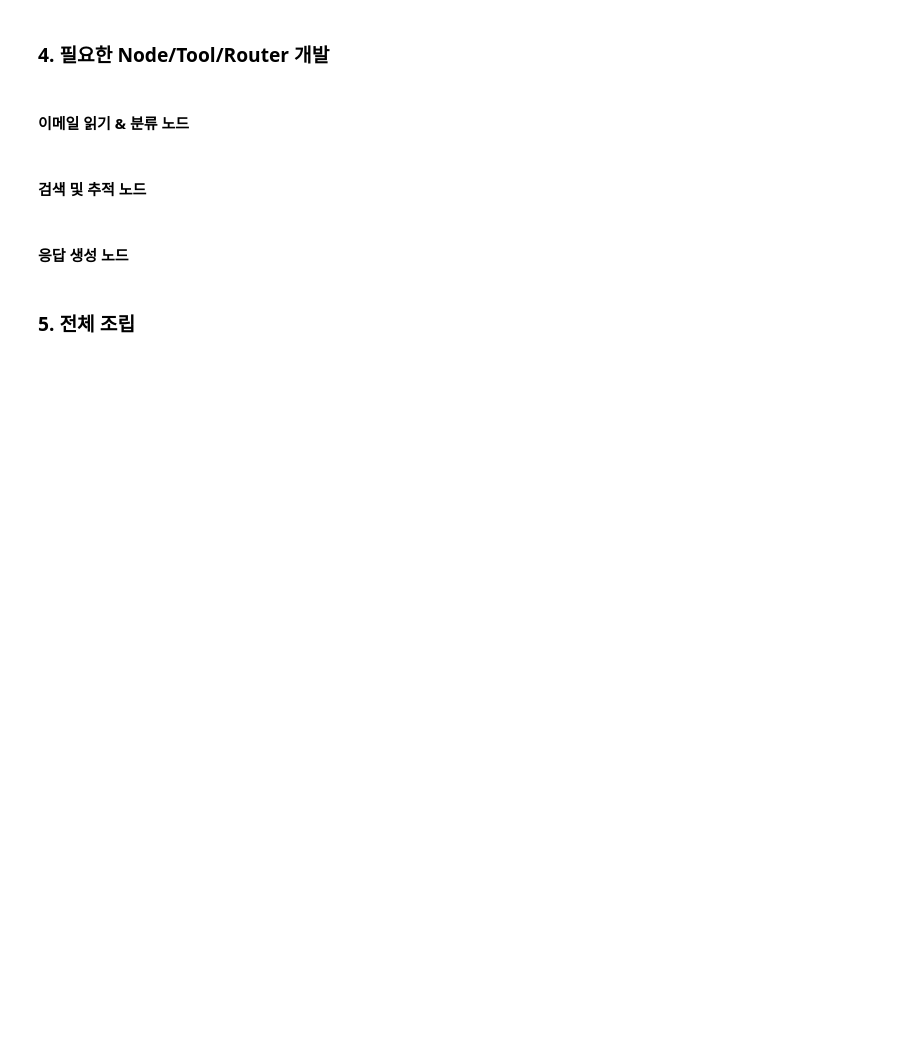
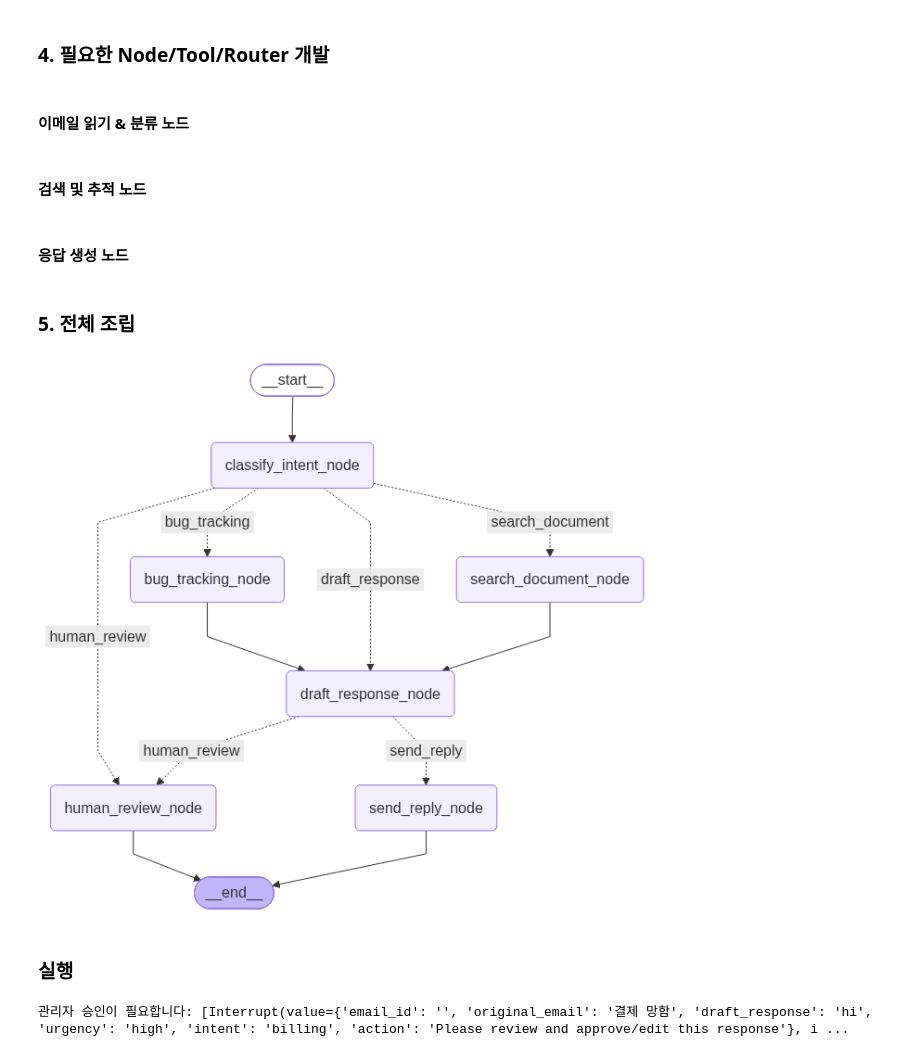
Before and after one commit to dodanrlrl/Python_Langgraph_Test, a Jupyter notebook: 04-langchain/06_plan_build.ipynb, the cells around one changed output. Saved outputs shown, nothing was run; the diff lists cells and outputs as text; code cells hidden in the pictures; blank space fills up the shorter version.

```diff
--- a/04-langchain/06_plan_build.ipynb
+++ b/04-langchain/06_plan_build.ipynb
@@ -161,0 +293,10 @@ State 예시
+# %%
+# 생성한 응답을 1. 보낼지 / 2. 인간에게 검사받을지 결정하는 라우터
+def send_or_hitl_router(state: EmailAgentState):
+    c = state['classification']
+    # 긴급도가 high, critical 이거나 의도가 'complex' 면 인간 리뷰
+    if c['urgency'] in ('high', 'critical') or c['intent'] == 'complex':
+        return 'human_review'
+    # 아니면 메일 발송
+    else:
+        return 'send_reply'
@@ -162,2 +336,60 @@ State 예시
 # %% [markdown]
 ### 5. 전체 조립
+# %%
+from langgraph.graph import StateGraph, START, END
+from langgraph.checkpoint.memory import InMemorySaver
+
+builder = StateGraph(EmailAgentState)
+builder.add_node(classify_intent_node)
+builder.add_node(search_document_node)
+builder.add_node(bug_tracking_node)
+builder.add_node(draft_response_node)
+builder.add_node(human_review_node)
+builder.add_node(send_reply_node)
+
+builder.add_edge(START, 'classify_intent_node')
+builder.add_conditional_edges(
+    'classify_intent_node',
+    intent_router,
+    {
+        'human_review': 'human_review_node',
+        'search_document': 'search_document_node',
+        'bug_tracking': 'bug_tracking_node',
+        'draft_response': 'draft_response_node',
+    }
+)
+builder.add_edge('bug_tracking_node', 'draft_response_node')
+builder.add_edge('search_document_node', 'draft_response_node')
+builder.add_conditional_edges(
+    'draft_response_node',
+    send_or_hitl_router,
+    {
+        'human_review': 'human_review_node',
+        'send_reply': 'send_reply_node'
+    }
+)
+# human_review_node 끝나면, return Command 로 다음 노드 결정 해 뒀음
+# builder.add_edge('human_review_node', 'send_reply_node')
+
+email_graph = builder.compile(checkpointer=InMemorySaver())
+email_graph
+# %% [output]
+[figure, added]
+# %% [markdown]
+### 실행
+# %%
+from pprint import pprint
+
+initial_state = {
+    "email_content": "결제 망함",
+    "sender_email": "customer@example.com",
+    "messages": []
+}
+
+config = {'configurable': {'thread_id': 'CUST-1234'}}
+email_agent_result = email_graph.invoke(initial_state, config)
+
+if email_agent_result.get('__interrupt__'):
+    print(f'관리자 승인이 필요합니다: {email_agent_result['__interrupt__']}')
+# %% [output]
+관리자 승인이 필요합니다: [Interrupt(value={'email_id': '', 'original_email': '결제 망함', 'draft_response': 'hi', 'urgency': 'high', 'intent': 'billing', 'action': 'Please review and approve/edit this response'}, i ...
```
Also changed, not shown: parts of 16 cells of this notebook, 18 other files.
